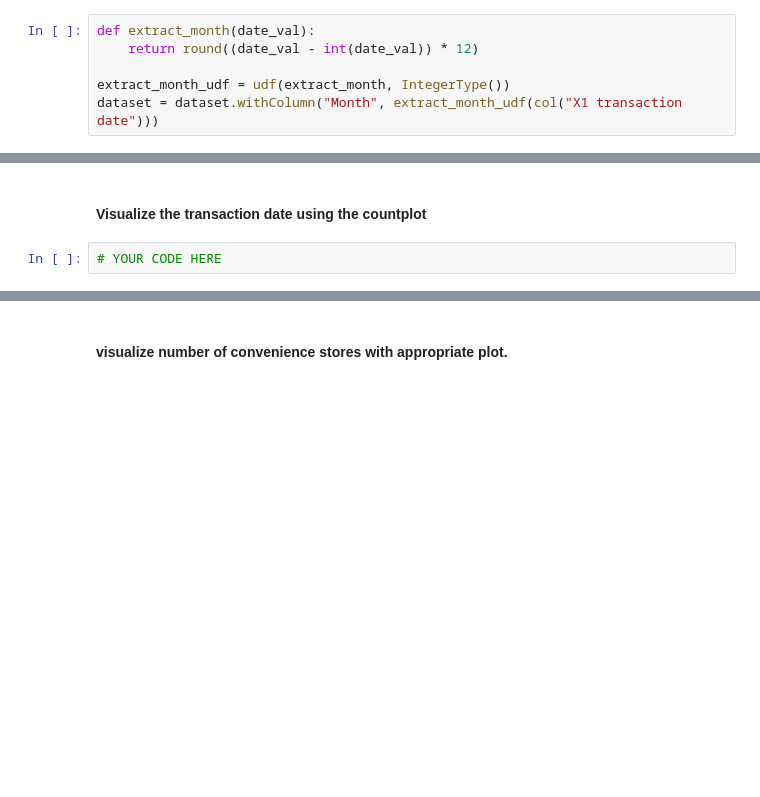
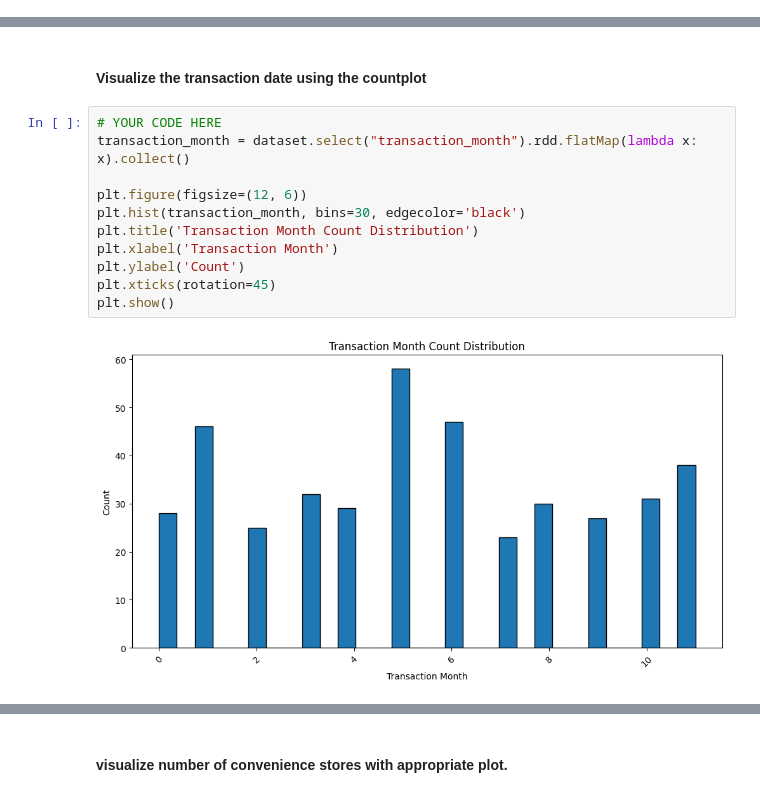
Before and after one commit to vchandraiitk/datascience, a Jupyter notebook: M7_NB_MiniProject_2_Simple_Analytics_Pyspark.ipynb, the cells around one changed output, grey strips where cells are left out. Cells and saved outputs as stored; diff of their text form; blank space fills up the shorter version.

```diff
--- a/M7_NB_MiniProject_2_Simple_Analytics_Pyspark.ipynb
+++ b/M7_NB_MiniProject_2_Simple_Analytics_Pyspark.ipynb
@@ -260,6 +261,0 @@ Traceback (most recent call last):
-# %%
-def extract_month(date_val):
-    return round((date_val - int(date_val)) * 12)
-
-extract_month_udf = udf(extract_month, IntegerType())
-dataset = dataset.withColumn("Month", extract_month_udf(col("X1 transaction date")))
@@ -272,4 +363,15 @@ dataset = dataset.withColumn("Month", extract_month_udf(col("X1 transaction date
 # %% [markdown]
 #### Visualize the transaction date using the countplot
-# %%
-# YOUR CODE HERE
+# %%
+# YOUR CODE HERE
+transaction_month = dataset.select("transaction_month").rdd.flatMap(lambda x: x).collect()
+
+plt.figure(figsize=(12, 6))
+plt.hist(transaction_month, bins=30, edgecolor='black')
+plt.title('Transaction Month Count Distribution')
+plt.xlabel('Transaction Month')
+plt.ylabel('Count')
+plt.xticks(rotation=45)
+plt.show()
+# %% [output]
+[figure, added]
```
Also changed, not shown: parts of 20 cells of this notebook.
